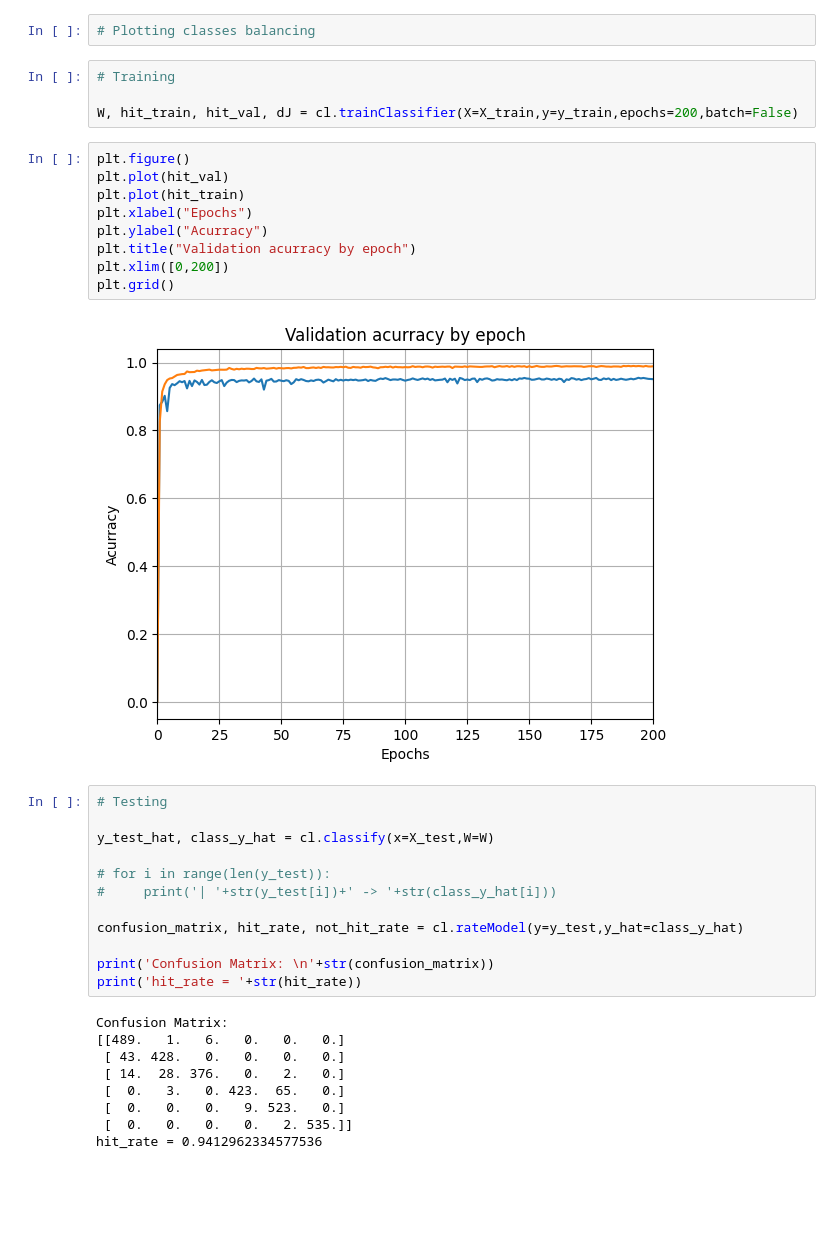
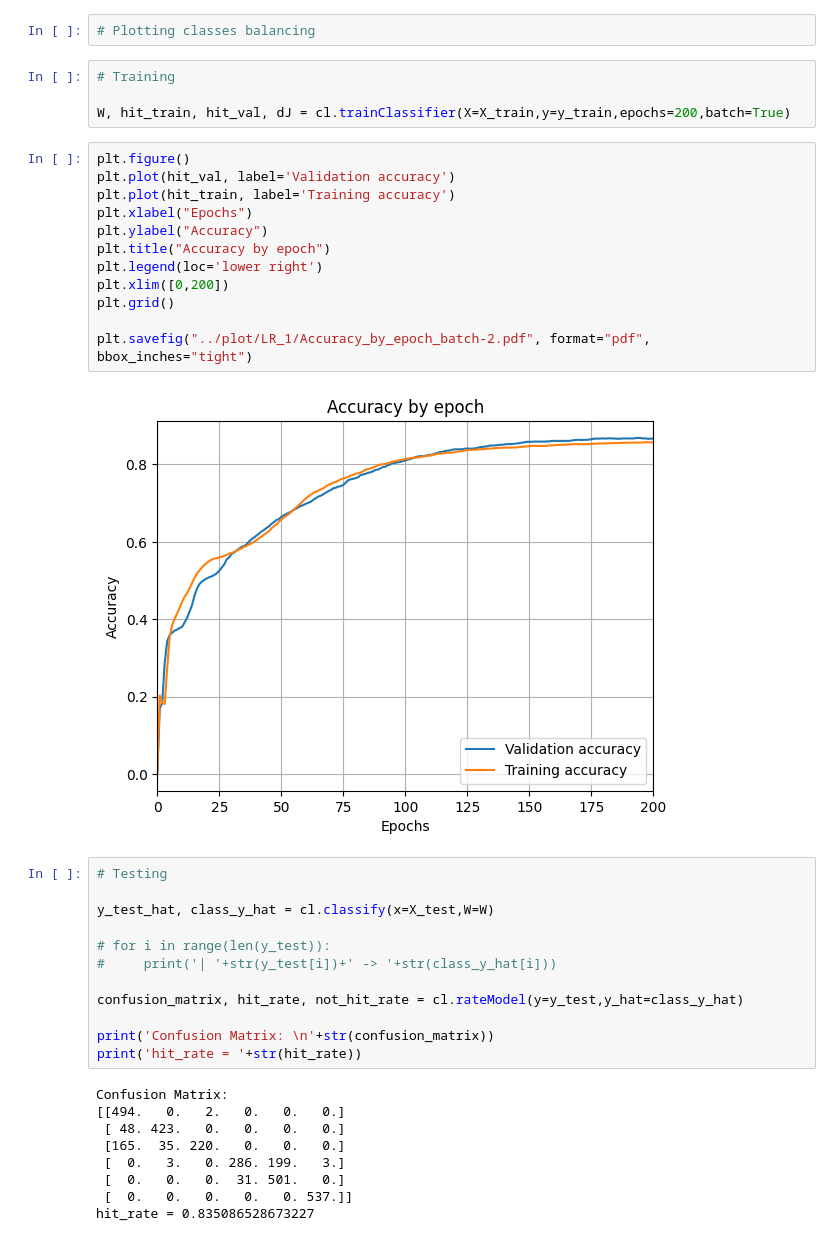
Before and after one commit to toffanetto/IA048_Project_1, a Jupyter notebook: 2-Classification/src/logistic_regression_part_1.ipynb, the cells around one changed output. Cells and saved outputs as stored; diff of their text form; blank space fills up the shorter version.

Commit message:
Classfier trained

```diff
--- a/2-Classification/src/logistic_regression_part_1.ipynb
+++ b/2-Classification/src/logistic_regression_part_1.ipynb
@@ -14,18 +14,21 @@ X_test, y_test = cl.getData(train=False, raw= False)
 # %%
 # Training
 
-W, hit_train, hit_val, dJ = cl.trainClassifier(X=X_train,y=y_train,epochs=200,batch=False)
+W, hit_train, hit_val, dJ = cl.trainClassifier(X=X_train,y=y_train,epochs=200,batch=True)
 # %%
 plt.figure()
-plt.plot(hit_val)
-plt.plot(hit_train)
+plt.plot(hit_val, label='Validation accuracy')
+plt.plot(hit_train, label='Training accuracy')
 plt.xlabel("Epochs")
-plt.ylabel("Acurracy")
-plt.title("Validation acurracy by epoch")
+plt.ylabel("Accuracy")
+plt.title("Accuracy by epoch")
+plt.legend(loc='lower right')
 plt.xlim([0,200])
 plt.grid()
+
+plt.savefig("../plot/LR_1/Accuracy_by_epoch_batch-2.pdf", format="pdf", bbox_inches="tight")
 # %% [output]
-[figure, old version]
+[figure, new version]
 # %%
 # Testing
 
@@ -40,10 +43,10 @@ print('Confusion Matrix: \n'+str(confusion_matrix))
 print('hit_rate = '+str(hit_rate))
 # %% [output]
 Confusion Matrix:
-[[489.   1.   6.   0.   0.   0.]
- [ 43. 428.   0.   0.   0.   0.]
- [ 14.  28. 376.   0.   2.   0.]
- [  0.   3.   0. 423.  65.   0.]
- [  0.   0.   0.   9. 523.   0.]
- [  0.   0.   0.   0.   2. 535.]]
-hit_rate = 0.9412962334577536
+[[494.   0.   2.   0.   0.   0.]
+ [ 48. 423.   0.   0.   0.   0.]
+ [165.  35. 220.   0.   0.   0.]
+ [  0.   3.   0. 286. 199.   3.]
+ [  0.   0.   0.  31. 501.   0.]
+ [  0.   0.   0.   0.   0. 537.]]
+hit_rate = 0.835086528673227
```
Also changed, not shown: 4 other files.
